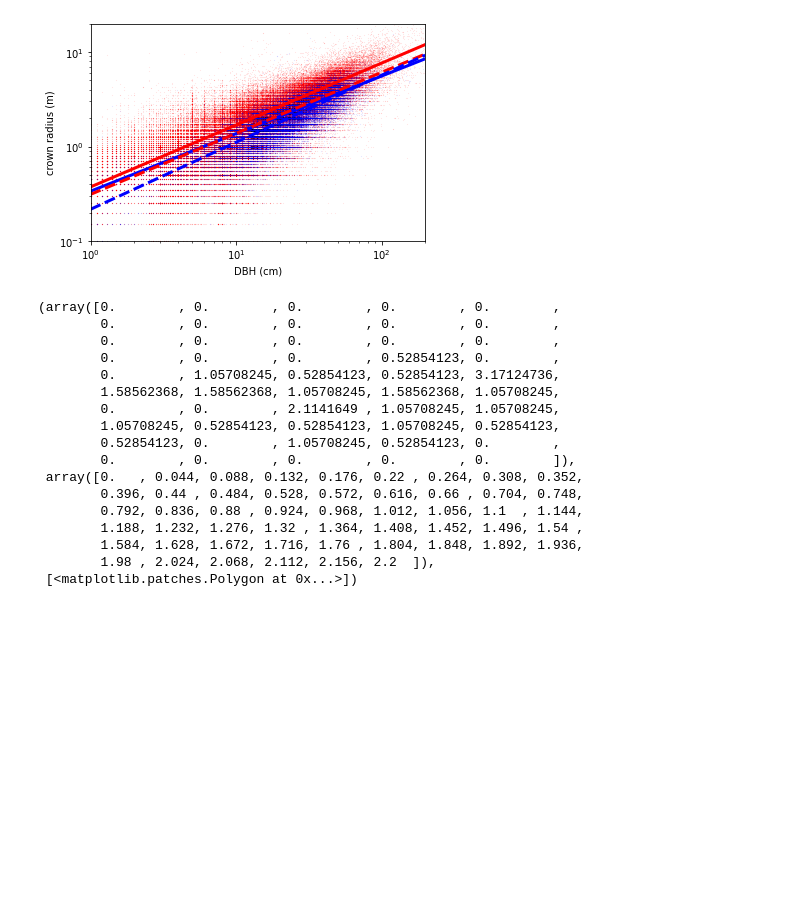
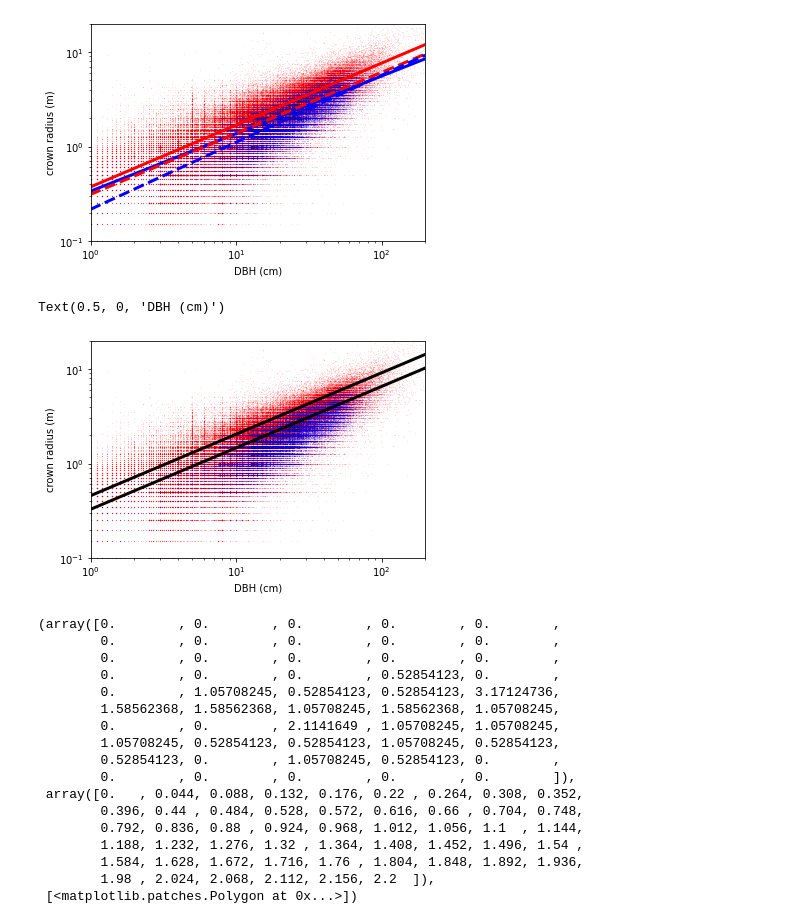
Before and after one commit to ckoven/fates_allometry, a Jupyter notebook: tallo_notebook.ipynb, the cells around one changed output. Drawn from its saved outputs; the diff is of its cells as text; code cells hidden in the pictures; blank space fills up the shorter version.

Commit message:
added current FATES crown and height allometries

```diff
--- a/tallo_notebook.ipynb
+++ b/tallo_notebook.ipynb
@@ -140,6 +128,24 @@ plt.xlabel('DBH (cm)')
 # %% [output]
 Text(0.5, 0, 'DBH (cm)')
 [figure]
+# %%
+plt.scatter(angio['stem_diameter_cm'], angio['crown_radius_m'], s=0.001, color='red')
+plt.scatter(gymno['stem_diameter_cm'], gymno['crown_radius_m'], s=0.001, color='blue')
+
+### these are the numbers in the default FATES parameter file for min and max crown area and exponent
+plt.plot(dbhs, np.sqrt(carea_2pwr(dbhs, 0.6568464,1.3)/m.pi),linewidth=3, color='black')
+plt.plot(dbhs, np.sqrt(carea_2pwr(dbhs, 0.3381119,1.3)/m.pi),linewidth=3, color='black')
+
+
+plt.xlim([1,200.])
+plt.ylim([0.1,20.])
+plt.yscale('log')
+plt.xscale('log')
+plt.ylabel('crown radius (m)')
+plt.xlabel('DBH (cm)')
+# %% [output]
+Text(0.5, 0, 'DBH (cm)')
+[figure, added]
 # %%
 species_list = fin['species'].drop_duplicates()
 
```
Also changed, not shown: parts of 3 cells of this notebook.
